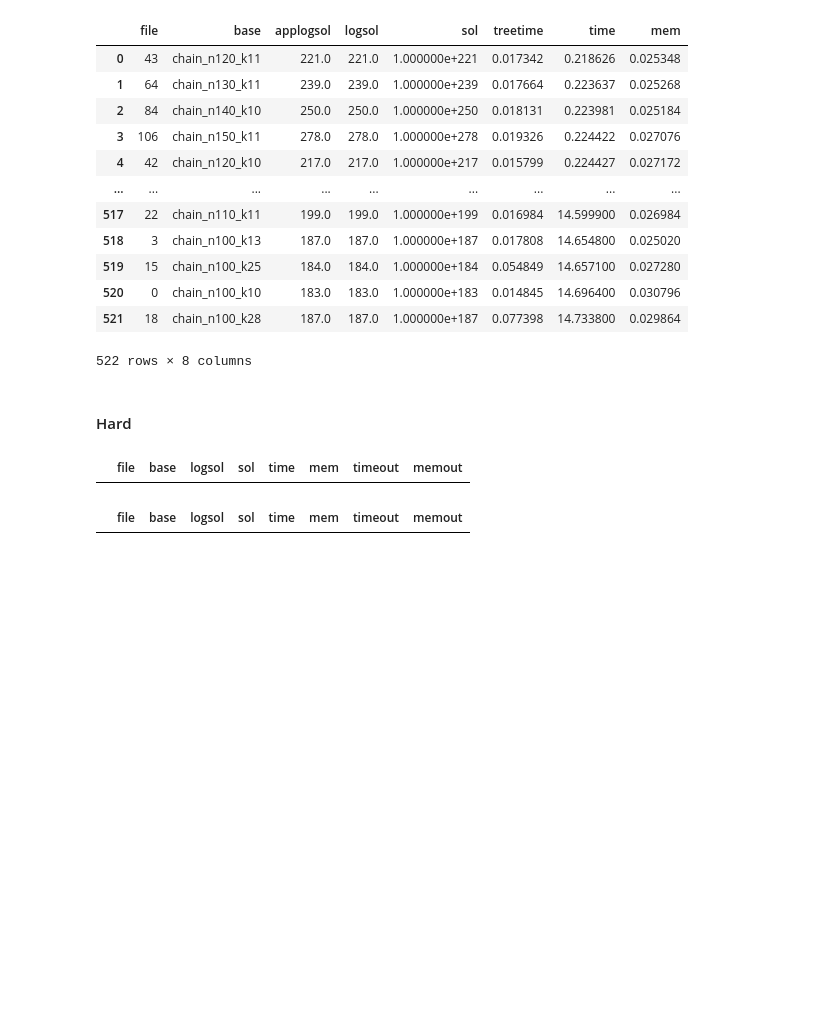
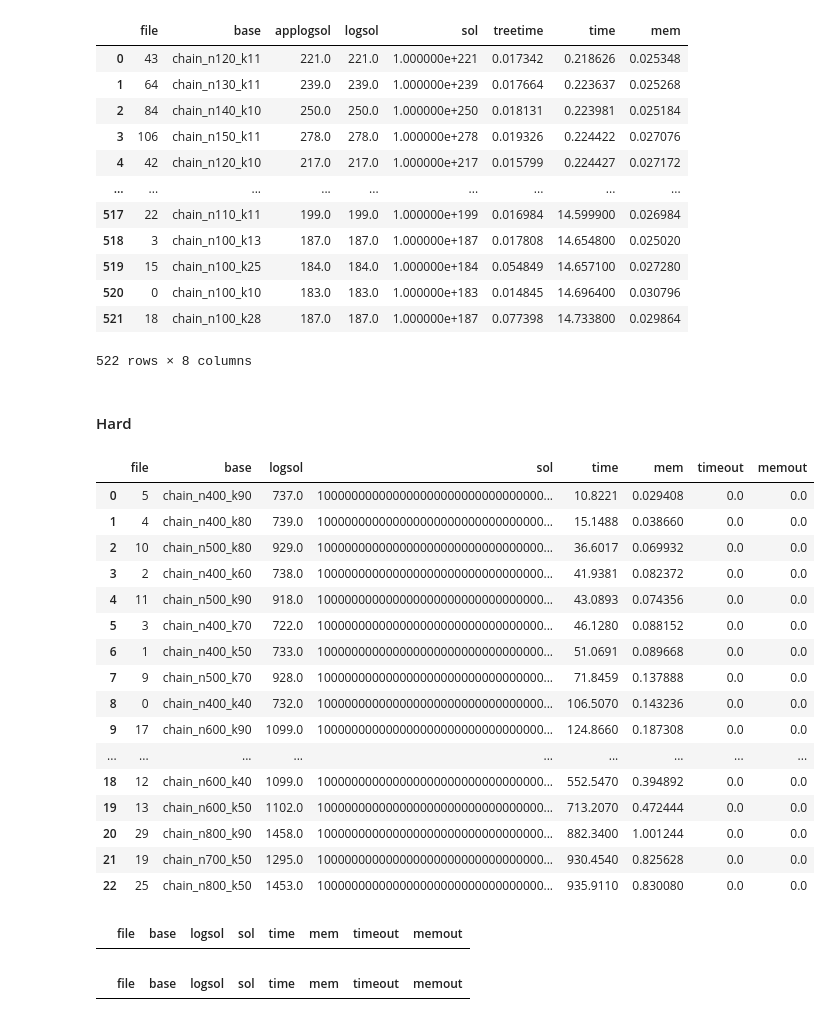
Before and after one commit to vuphan314/DPO, a Jupyter notebook: eval/dpo.ipynb, the cells around one changed output. Saved outputs shown, nothing was run; the diff lists cells and outputs as text; code cells hidden in the pictures; blank space fills up the shorter version.

```diff
--- a/eval/dpo.ipynb
+++ b/eval/dpo.ipynb
@@ -448,6 +532,31 @@ CHAIN0_DNX_INST.query(q)
 522 rows × 8 columns
 # %% [markdown]
 #### Hard
+# %%
+q = 'select file, base, logsol, sol, time, mem, timeout, memout from data '
+q += 'where sol is not null '
+q += 'and timeout = 0 '
+q += 'order by time'
+
+CHAIN1_GM_INST.query(q)
+# %% [output]
+|  | file | base | logsol | sol | time | mem | timeout | memout |
+| 0 | 5 | chain_n400_k90 | 737.0 | 100000000000000000000000000000000... | 10.8221 | 0.029408 | 0.0 | 0.0 |
+| 1 | 4 | chain_n400_k80 | 739.0 | 100000000000000000000000000000000... | 15.1488 | 0.038660 | 0.0 | 0.0 |
+| 2 | 10 | chain_n500_k80 | 929.0 | 100000000000000000000000000000000... | 36.6017 | 0.069932 | 0.0 | 0.0 |
+| 3 | 2 | chain_n400_k60 | 738.0 | 100000000000000000000000000000000... | 41.9381 | 0.082372 | 0.0 | 0.0 |
+| 4 | 11 | chain_n500_k90 | 918.0 | 100000000000000000000000000000000... | 43.0893 | 0.074356 | 0.0 | 0.0 |
+| 5 | 3 | chain_n400_k70 | 722.0 | 100000000000000000000000000000000... | 46.1280 | 0.088152 | 0.0 | 0.0 |
+| 6 | 1 | chain_n400_k50 | 733.0 | 100000000000000000000000000000000... | 51.0691 | 0.089668 | 0.0 | 0.0 |
+| 7 | 9 | chain_n500_k70 | 928.0 | 100000000000000000000000000000000... | 71.8459 | 0.137888 | 0.0 | 0.0 |
+| 8 | 0 | chain_n400_k40 | 732.0 | 100000000000000000000000000000000... | 106.5070 | 0.143236 | 0.0 | 0.0 |
+| 9 | 17 | chain_n600_k90 | 1099.0 | 100000000000000000000000000000000... | 124.8660 | 0.187308 | 0.0 | 0.0 |
+| ... | ... | ... | ... | ... | ... | ... | ... | ... |
+| 18 | 12 | chain_n600_k40 | 1099.0 | 100000000000000000000000000000000... | 552.5470 | 0.394892 | 0.0 | 0.0 |
+| 19 | 13 | chain_n600_k50 | 1102.0 | 100000000000000000000000000000000... | 713.2070 | 0.472444 | 0.0 | 0.0 |
+| 20 | 29 | chain_n800_k90 | 1458.0 | 100000000000000000000000000000000... | 882.3400 | 1.001244 | 0.0 | 0.0 |
+| 21 | 19 | chain_n700_k50 | 1295.0 | 100000000000000000000000000000000... | 930.4540 | 0.825628 | 0.0 | 0.0 |
+| 22 | 25 | chain_n800_k50 | 1453.0 | 100000000000000000000000000000000... | 935.9110 | 0.830080 | 0.0 | 0.0 |
 # %%
 q = 'select file, base, logsol, sol, time, mem, timeout, memout from data '
 q += 'where sol is not null '
```
Also changed, not shown: parts of 26 cells of this notebook, 5 other files.
